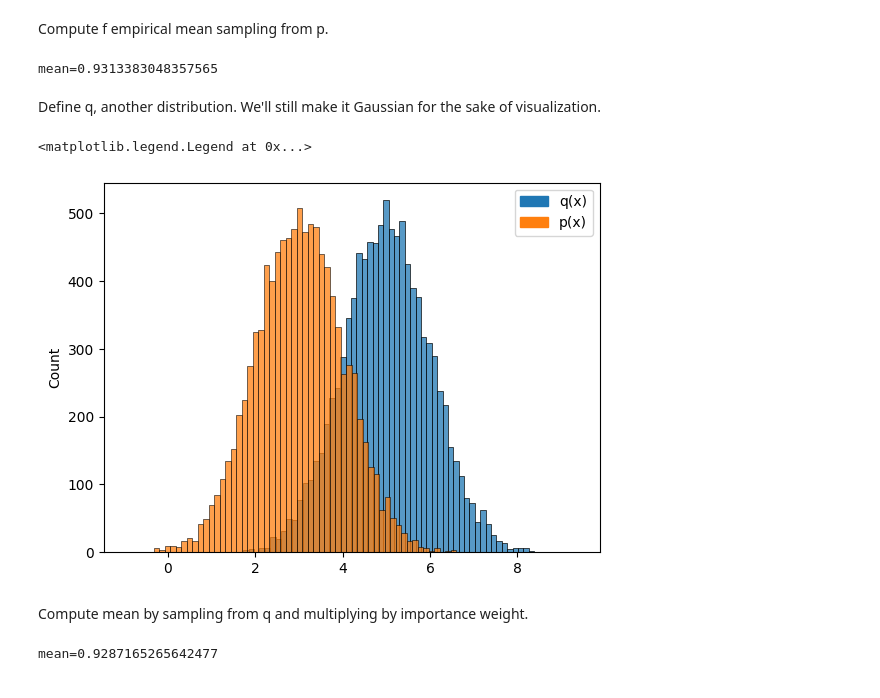
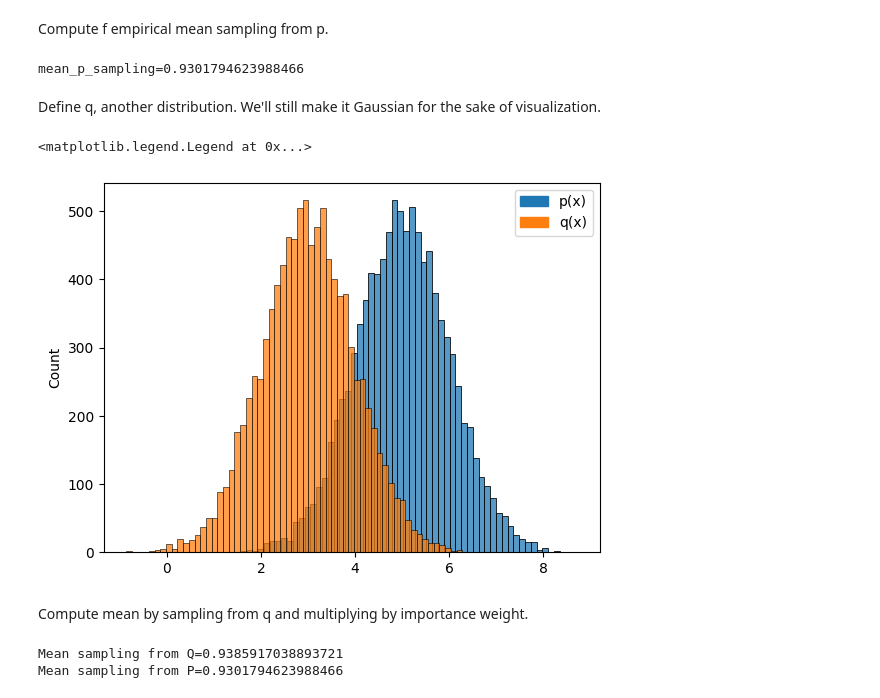
Before and after one commit to GiovanniGiacometti/Concepts-From-Scratch, a Jupyter notebook: Importance Sampling/impsampl.ipynb, the cells around one changed output. Cells and saved outputs as stored; diff of their text form; code cells hidden in the pictures.

```diff
--- a/Importance Sampling/impsampl.ipynb
+++ b/Importance Sampling/impsampl.ipynb
@@ -51,9 +49,11 @@ sns.histplot(points_p)
 Compute f empirical mean sampling from p.
 # %%
 values = np.array(list(map(f,p.samples(n_points))))
-print(f"mean={values.mean()}")
+
+mean_p_sampling = values.mean()
+print(f"{mean_p_sampling=}")
 # %% [output]
-mean=0.9313383048357565
+mean_p_sampling=0.9301794623988466
 # %% [markdown]
 Define q, another distribution. We'll still make it Gaussian for the sake of visualization.
 # %%
@@ -63,27 +63,28 @@ q =  NormalDist(mu=mean_q, sigma=std_q)
 # %%
 points_q = q.samples(n_points)
 
 sns.histplot(points_q)
 sns.histplot(points_p)
 
-q_patch = mpatches.Patch(color=sns.color_palette()[0], label='q(x)')
-p_patch = mpatches.Patch(color=sns.color_palette()[1], label='p(x)')
-
-plt.legend(handles=[q_patch, p_patch])
+plt.legend(handles=list(map(lambda x: mpatches.Patch(color=x), sns.color_palette()[:2])), labels=['p(x)', 'q(x)'])
 # %% [output]
 <matplotlib.legend.Legend at 0x...>
-[figure, old version]
+[figure, new version]
 # %% [markdown]
 Compute mean by sampling from q and multiplying by importance weight.
 # %%
 pts = []
+
 for i in range(n_points*100):
+
     sampled_xi = q.samples(1)[0]
     f_xi = f(sampled_xi)
     weighted = f_xi * p.pdf(sampled_xi)/q.pdf(sampled_xi)
     pts.append(weighted)
 
 
-print(f"mean={np.array(pts).mean()}")
+print(f"Mean sampling from Q={np.array(pts).mean()}")
+print(f"Mean sampling from P={mean_p_sampling}")
 # %% [output]
-mean=0.9287165265642477
+Mean sampling from Q=0.9385917038893721
+Mean sampling from P=0.9301794623988466
```
Also changed, not shown: parts of 3 cells of this notebook, 7 other files.
